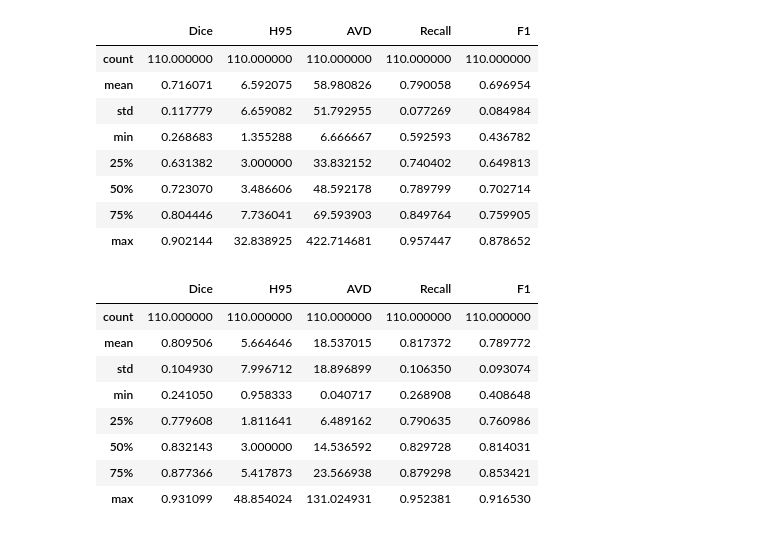
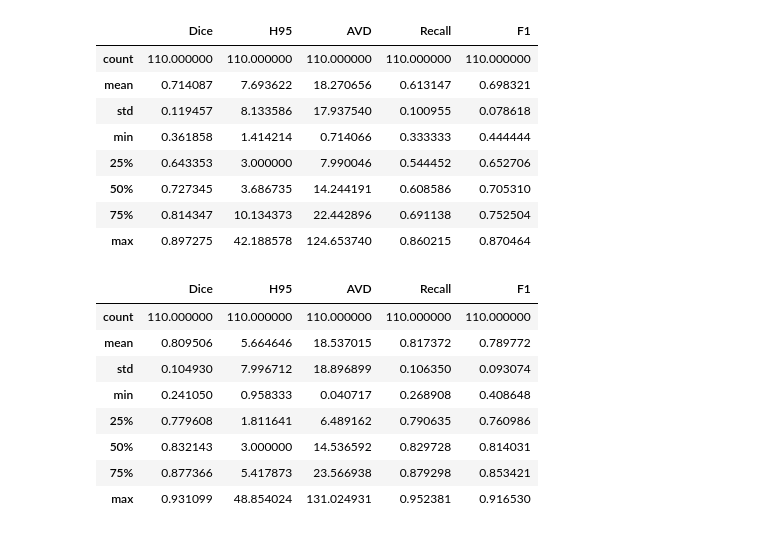
Before and after one commit to CCMunozB/mmsegmentation_whm, a Jupyter notebook: evluation.ipynb, the cells around one changed output. Cells and saved outputs as stored; diff of their text form; code cells hidden in the pictures.

```diff
--- a/evluation.ipynb
+++ b/evluation.ipynb
@@ -460,17 +270,19 @@ resultados_remos.columns = ["Dice", "H95", "AVD", "Recall", "F1"]
 resultados_pgs = pd.read_csv("tools_wmh/output/pgs_results_2.txt", header=None)
 resultados_pgs.columns = ["Dice", "H95", "AVD", "Recall", "F1"]
-# %%
-resultados_remos.describe()
-# %% [output]
-|  | Dice | H95 | AVD | Recall | F1 |
-| count | 110.000000 | 110.000000 | 110.000000 | 110.000000 | 110.000000 |
-| mean | 0.716071 | 6.592075 | 58.980826 | 0.790058 | 0.696954 |
-| std | 0.117779 | 6.659082 | 51.792955 | 0.077269 | 0.084984 |
-| min | 0.268683 | 1.355288 | 6.666667 | 0.592593 | 0.436782 |
-| 25% | 0.631382 | 3.000000 | 33.832152 | 0.740402 | 0.649813 |
-| 50% | 0.723070 | 3.486606 | 48.592178 | 0.789799 | 0.702714 |
-| 75% | 0.804446 | 7.736041 | 69.593903 | 0.849764 | 0.759905 |
-| max | 0.902144 | 32.838925 | 422.714681 | 0.957447 | 0.878652 |
+# %%
+resultados_remos = pd.read_csv("tools_wmh/output/remos_v3_results.txt", header=None)
+resultados_remos.columns = ["Dice", "H95", "AVD", "Recall", "F1"]
+resultados_remos.describe()
+# %% [output]
+|  | Dice | H95 | AVD | Recall | F1 |
+| count | 110.000000 | 110.000000 | 110.000000 | 110.000000 | 110.000000 |
+| mean | 0.714087 | 7.693622 | 18.270656 | 0.613147 | 0.698321 |
+| std | 0.119457 | 8.133586 | 17.937540 | 0.100955 | 0.078618 |
+| min | 0.361858 | 1.414214 | 0.714066 | 0.333333 | 0.444444 |
+| 25% | 0.643353 | 3.000000 | 7.990046 | 0.544452 | 0.652706 |
+| 50% | 0.727345 | 3.686735 | 14.244191 | 0.608586 | 0.705310 |
+| 75% | 0.814347 | 10.134373 | 22.442896 | 0.691138 | 0.752504 |
+| max | 0.897275 | 42.188578 | 124.653740 | 0.860215 | 0.870464 |
 # %%
 resultados_pgs.describe()
 # %% [output]
```
Also changed, not shown: parts of 20 cells of this notebook, 21 other files.
